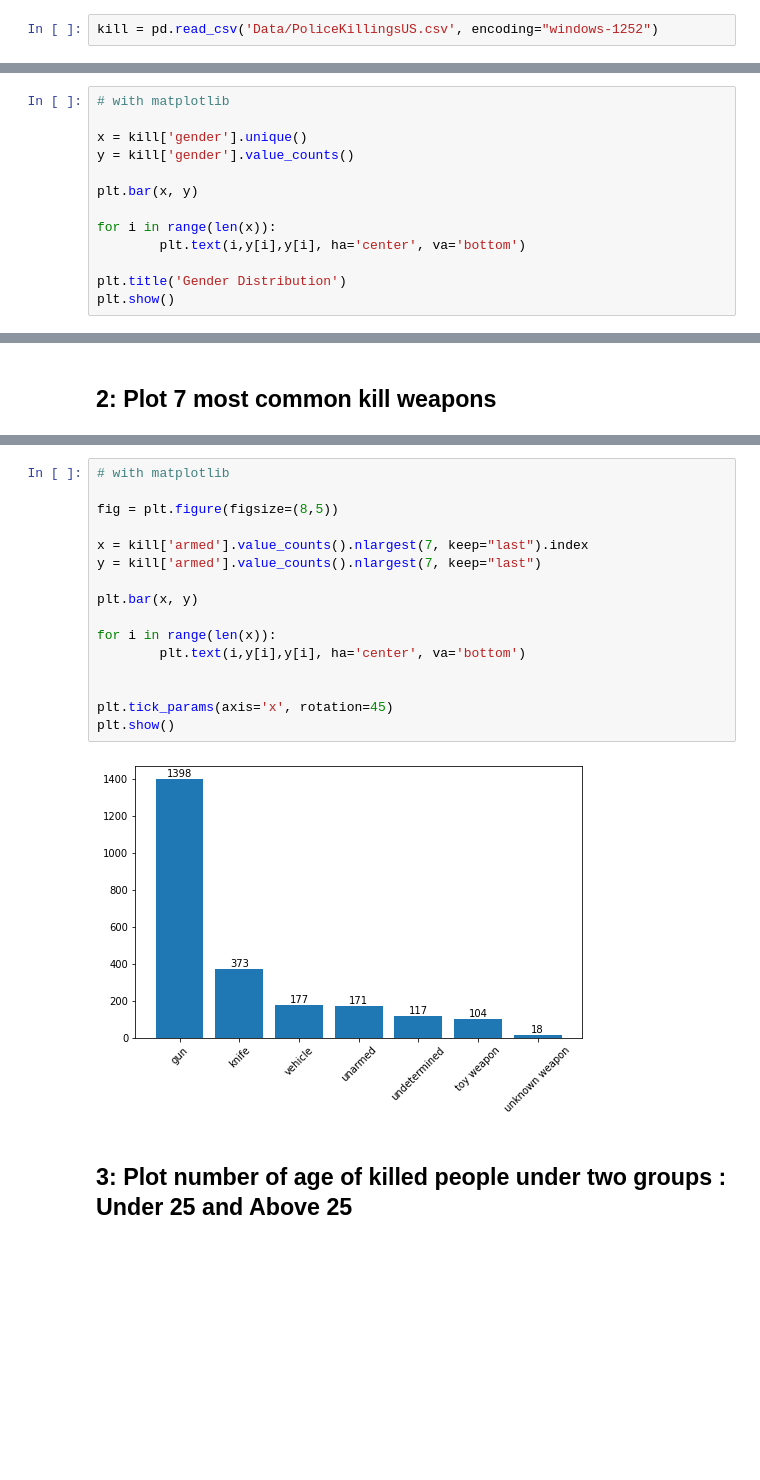
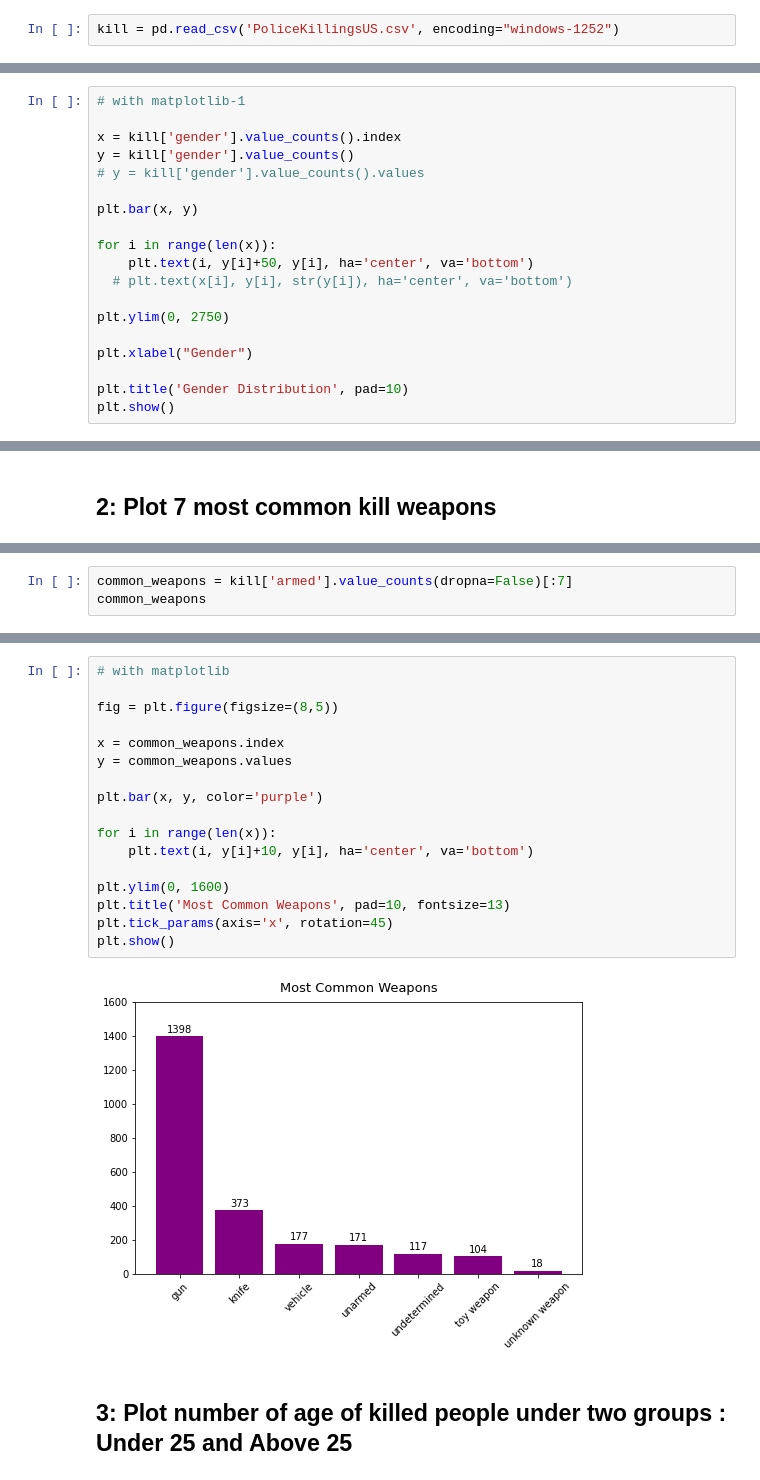
Before and after one commit to adsum-ss/Projects-DataAnalysisWithPython, a Jupyter notebook: Police Killing-USA/DVwPY_PoliceKilling_US1.ipynb, the cells around one changed output, grey strips where cells are left out. Cells and saved outputs as stored; diff of their text form; blank space fills up the shorter version.

```diff
--- a/Police Killing-USA/DVwPY_PoliceKilling_US1.ipynb
+++ b/Police Killing-USA/DVwPY_PoliceKilling_US1.ipynb
@@ -24,4 +30,4 @@ read data
 
 if didn't work you can use this parameters: encoding="windows-1252"
 # %%
-kill = pd.read_csv('Data/PoliceKillingsUS.csv', encoding="windows-1252")
+kill = pd.read_csv('PoliceKillingsUS.csv', encoding="windows-1252")
@@ -43,14 +136,20 @@ array(['M', 'F'], dtype=object)
 # %%
-# with matplotlib
+# with matplotlib-1
 
-x = kill['gender'].unique()
+x = kill['gender'].value_counts().index
 y = kill['gender'].value_counts()
+# y = kill['gender'].value_counts().values
 
 plt.bar(x, y)
 
 for i in range(len(x)):
-        plt.text(i,y[i],y[i], ha='center', va='bottom')
+    plt.text(i, y[i]+50, y[i], ha='center', va='bottom')
+  # plt.text(x[i], y[i], str(y[i]), ha='center', va='bottom')
 
-plt.title('Gender Distribution')
+plt.ylim(0, 2750)
+
+plt.xlabel("Gender")
+
+plt.title('Gender Distribution', pad=10)
 plt.show()
 # %% [output]
@@ -85,3 +183,6 @@ undetermined       117
 toy weapon         104
 unknown weapon      18
 Name: armed, dtype: int64
+# %%
+common_weapons = kill['armed'].value_counts(dropna=False)[:7]
+common_weapons
@@ -88,21 +219,22 @@ Name: armed, dtype: int64
 # %%
 # with matplotlib
 
 fig = plt.figure(figsize=(8,5))
 
-x = kill['armed'].value_counts().nlargest(7, keep="last").index
-y = kill['armed'].value_counts().nlargest(7, keep="last")
+x = common_weapons.index
+y = common_weapons.values
 
-plt.bar(x, y)
+plt.bar(x, y, color='purple')
 
 for i in range(len(x)):
-        plt.text(i,y[i],y[i], ha='center', va='bottom')
+    plt.text(i, y[i]+10, y[i], ha='center', va='bottom')
 
-
+plt.ylim(0, 1600)
+plt.title('Most Common Weapons', pad=10, fontsize=13)
 plt.tick_params(axis='x', rotation=45)
 plt.show()
 # %% [output]
-[figure, old version]
+[figure, new version]
 # %% [markdown]
 ## 3: Plot number of age of killed people under two groups : Under 25 and Above 25
 # %%
```
Also changed, not shown: parts of 42 cells of this notebook.
